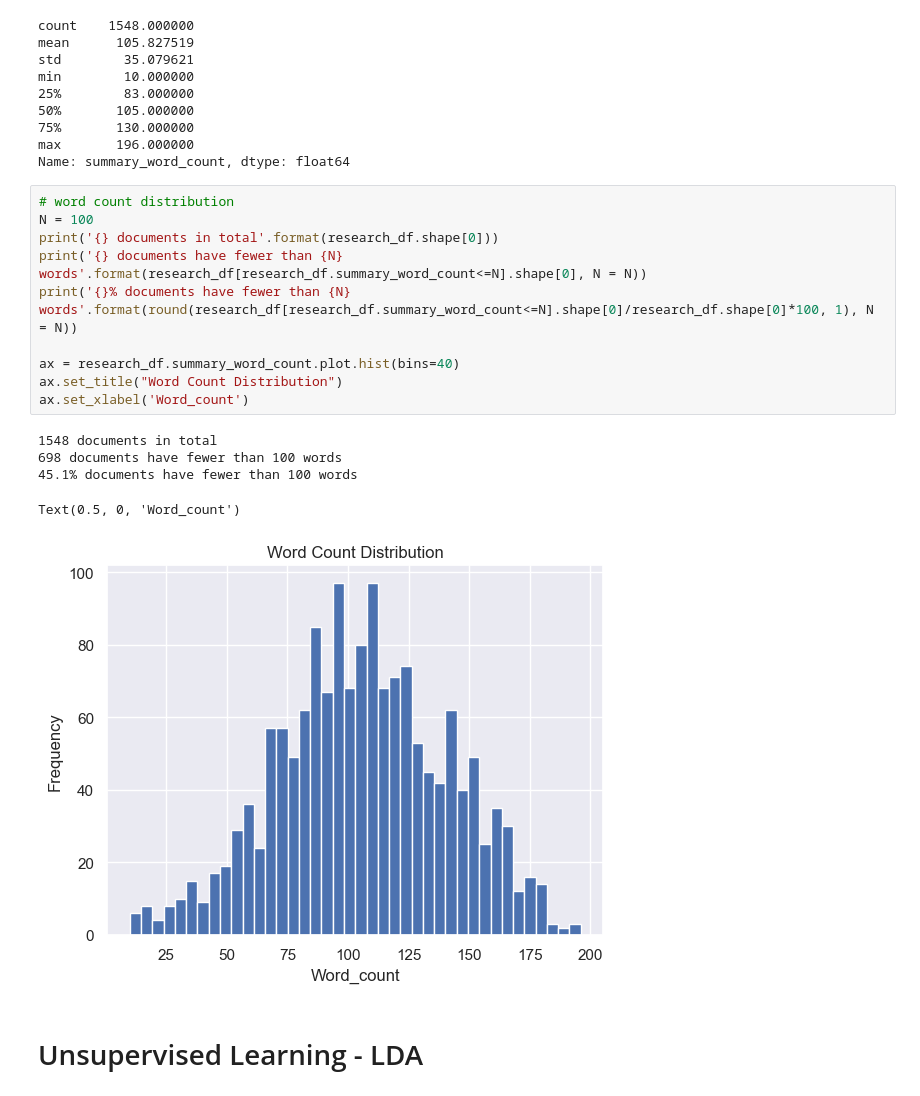
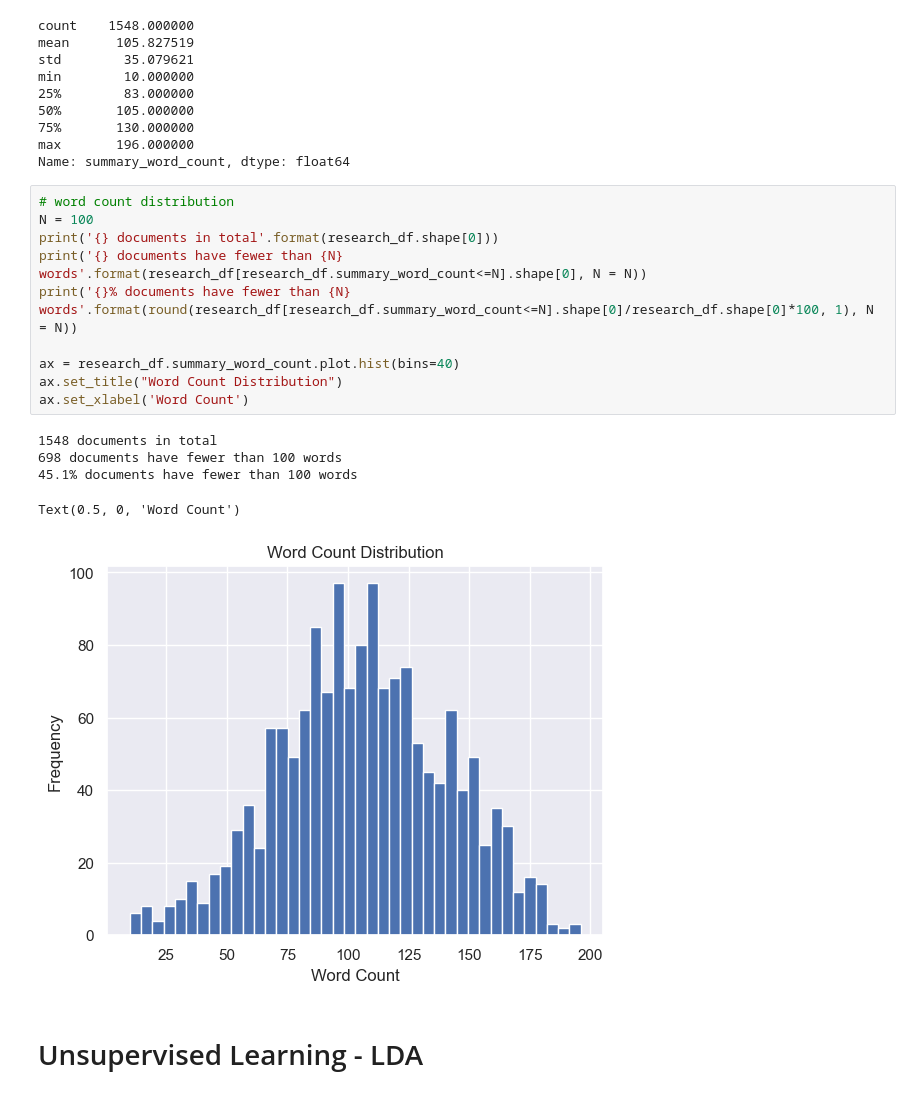
Before and after one commit to vatsal220/medium_articles, a Jupyter notebook: topic_modelling/topic_model.ipynb, the cells around one changed output. Cells and saved outputs as stored; diff of their text form.

```diff
--- a/topic_modelling/topic_model.ipynb
+++ b/topic_modelling/topic_model.ipynb
@@ -205,19 +218,19 @@ Name: summary_word_count, dtype: float64
 # %%
 # word count distribution
 N = 100
 print('{} documents in total'.format(research_df.shape[0]))
 print('{} documents have fewer than {N} words'.format(research_df[research_df.summary_word_count<=N].shape[0], N = N))
 print('{}% documents have fewer than {N} words'.format(round(research_df[research_df.summary_word_count<=N].shape[0]/research_df.shape[0]*100, 1), N = N))
 
 ax = research_df.summary_word_count.plot.hist(bins=40)
 ax.set_title("Word Count Distribution")
-ax.set_xlabel('Word_count')
+ax.set_xlabel('Word Count')
 # %% [output]
 1548 documents in total
 698 documents have fewer than 100 words
 45.1% documents have fewer than 100 words
-Text(0.5, 0, 'Word_count')
+Text(0.5, 0, 'Word Count')
-[figure, old version]
+[figure, new version]
 # %% [markdown]
 # Unsupervised Learning - LDA
 # %%
```
Also changed, not shown: parts of 16 cells of this notebook.
